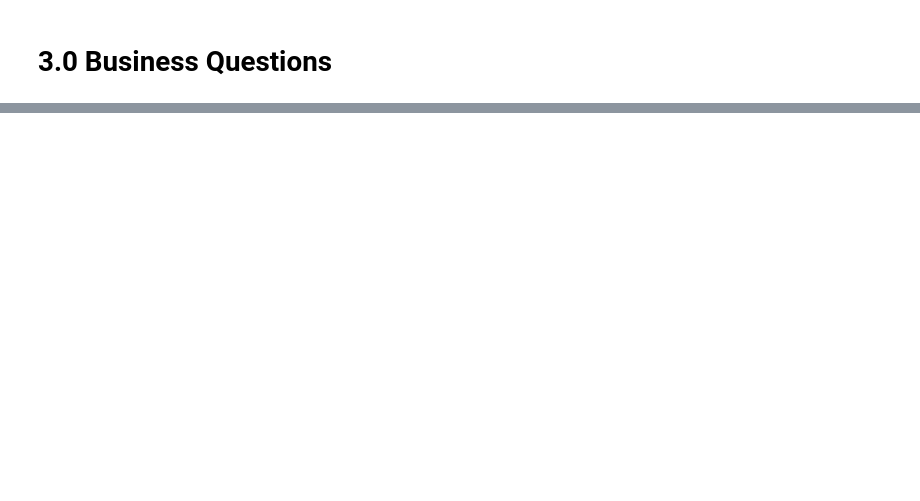
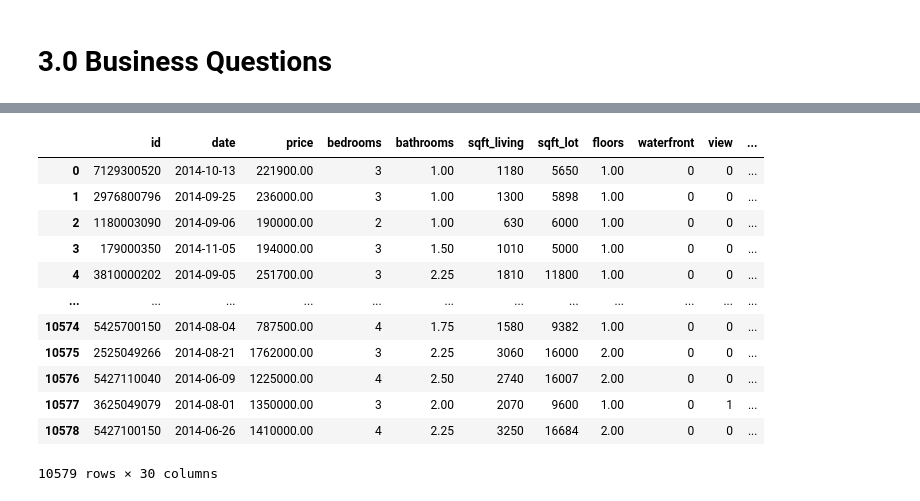
Before and after one commit to victorhusouza/insight_project, a Jupyter notebook: insight_project.ipynb, the cells around one changed output, grey strips where cells are left out. Saved outputs shown, nothing was run; the diff lists cells and outputs as text; code cells hidden in the pictures; blank space fills up the shorter version.

```diff
--- a/insight_project.ipynb
+++ b/insight_project.ipynb
@@ -230,0 +277,42 @@ Index(['id', 'date', 'price', 'bedrooms', 'bathrooms', 'sqft_living',
+# %%
+# categorize by season available
+df2['season'] = df2['month'].apply( lambda x :'Spring' if ( x >= 3) & (x <= 5) else 'Summer' if(x >= 6) & (x <= 8)
+                                             else 'Autumn' if (x >= 9) & (x <= 11) else 'Winter' )
+# %%
+df3 = df2.copy()
+b4 = df3[df3['status'] == 'buy']
+# %%
+b2 = b4[['season', 'zipcode', 'price']].groupby(['zipcode', 'season']).median().reset_index()
+
+b5 = pd.merge(b4, b2, on = ['season', 'zipcode'], how = 'inner')
+
+b5 = b5.rename(columns = {'price_x' : 'price', 'price_y' : 'price_median_season'})
+# %%
+for i in range(len(b5)):
+    if (b5.loc[i, 'price_median_season'] < b5.loc[i, 'price']):
+
+        b5.loc[i, 'Sell Price'] = (b5.loc[i, 'price'] * 1.3)
+
+        b5.loc[i, 'Profit'] = (b5.loc[i, 'price'] * 0.3)
+
+    else:
+
+        b5.loc[i, 'Sell Price'] = (b5.loc[i, 'price'] * 1.1)
+
+        b5.loc[i, 'Profit'] = (b5.loc[i, 'price'] * 0.1)
+# %%
+b5
+# %% [output]
+|  | id | date | price | bedrooms | bathrooms | sqft_living | sqft_lot | floors | waterfront | view | ... |
+| 0 | 7129300520 | 2014-10-13 | 221900.00 | 3 | 1.00 | 1180 | 5650 | 1.00 | 0 | 0 | ... |
+| 1 | 2976800796 | 2014-09-25 | 236000.00 | 3 | 1.00 | 1300 | 5898 | 1.00 | 0 | 0 | ... |
+| 2 | 1180003090 | 2014-09-06 | 190000.00 | 2 | 1.00 | 630 | 6000 | 1.00 | 0 | 0 | ... |
+| 3 | 179000350 | 2014-11-05 | 194000.00 | 3 | 1.50 | 1010 | 5000 | 1.00 | 0 | 0 | ... |
+| 4 | 3810000202 | 2014-09-05 | 251700.00 | 3 | 2.25 | 1810 | 11800 | 1.00 | 0 | 0 | ... |
+| ... | ... | ... | ... | ... | ... | ... | ... | ... | ... | ... | ... |
+| 10574 | 5425700150 | 2014-08-04 | 787500.00 | 4 | 1.75 | 1580 | 9382 | 1.00 | 0 | 0 | ... |
+| 10575 | 2525049266 | 2014-08-21 | 1762000.00 | 3 | 2.25 | 3060 | 16000 | 2.00 | 0 | 0 | ... |
+| 10576 | 5427110040 | 2014-06-09 | 1225000.00 | 4 | 2.50 | 2740 | 16007 | 2.00 | 0 | 0 | ... |
+| 10577 | 3625049079 | 2014-08-01 | 1350000.00 | 3 | 2.00 | 2070 | 9600 | 1.00 | 0 | 1 | ... |
+| 10578 | 5427100150 | 2014-06-26 | 1410000.00 | 4 | 2.25 | 3250 | 16684 | 2.00 | 0 | 0 | ... |
+10579 rows × 30 columns
```
Also changed, not shown: parts of 55 cells of this notebook.
